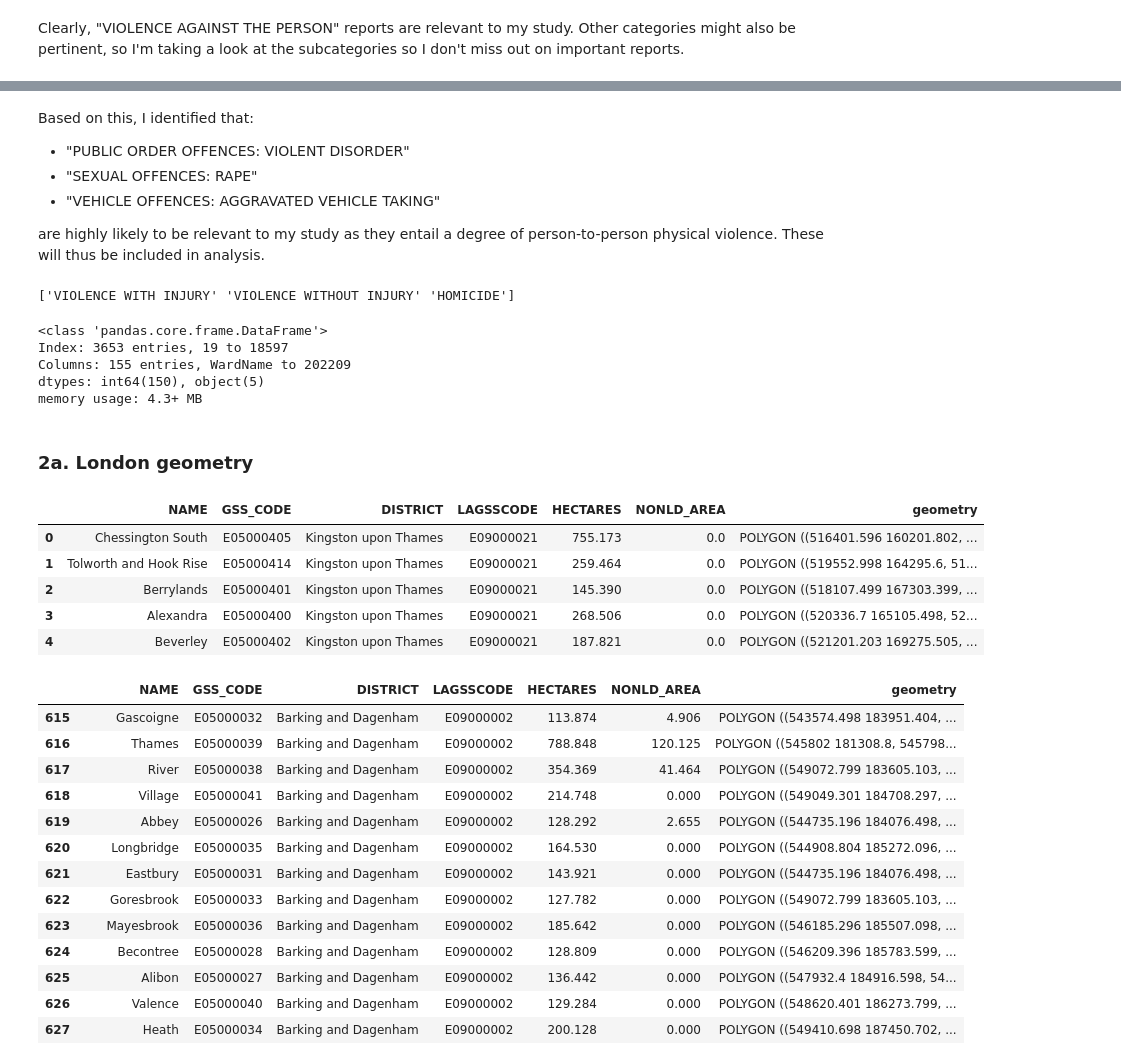
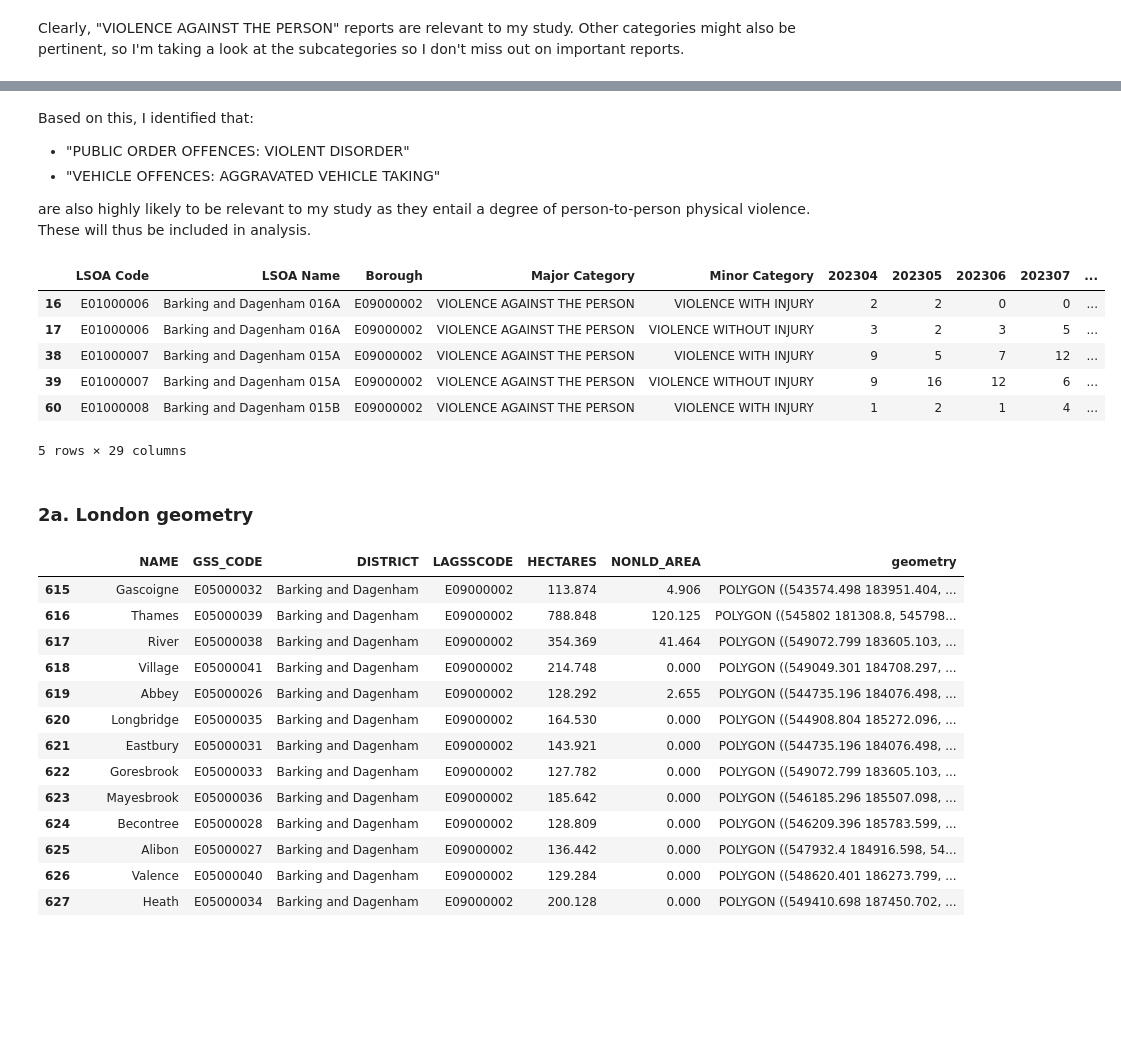
Before and after one commit to jyjylow/casa0006-assessment, a Jupyter notebook: CASA0006_Assessment.ipynb, the cells around one changed output, grey strips where cells are left out. Saved outputs shown, nothing was run; the diff lists cells and outputs as text; code cells hidden in the pictures; blank space fills up the shorter version.

```diff
--- a/CASA0006_Assessment.ipynb
+++ b/CASA0006_Assessment.ipynb
@@ -138,54 +136,36 @@ crime_categories
 # %% [markdown]
 Based on this, I identified that:
 - "PUBLIC ORDER OFFENCES: VIOLENT DISORDER"
-- "SEXUAL OFFENCES: RAPE"
 - "VEHICLE OFFENCES: AGGRAVATED VEHICLE TAKING"
 
-are highly likely to be relevant to my study as they entail a degree of person-to-person physical violence. These will thus be included in analysis.
+are also highly likely to be relevant to my study as they entail a degree of person-to-person physical violence. These will thus be included in analysis.
-# %%
-print(crimedf[crimedf.MajorText == "VIOLENCE AGAINST THE PERSON"].MinorText.unique())
-# %% [output]
-['VIOLENCE WITH INJURY' 'VIOLENCE WITHOUT INJURY' 'HOMICIDE']
 # %%
 # filtering crimedf to relevant rows/cols
 
-# 1. excluding "Aviation Security" borough from my area of study
-crimedf = crimedf[crimedf.LookUp_BoroughName != "Aviation Security (SO18)"]
-
-# 2. filtering dataset to crimes of "VIOLENCE AGAINST THE PERSON" and the subcategories listed above
+# 1. filtering dataset to crimes of "VIOLENCE AGAINST THE PERSON" and the subcategories listed above
 crimedf = crimedf[
-    (crimedf.MajorText == "VIOLENCE AGAINST THE PERSON") |
-    ((crimedf.MajorText == "PUBLIC ORDER OFFENCES") & (crimedf.MinorText == "VIOLENT DISORDER")) |
-    ((crimedf.MajorText == "SEXUAL OFFENCES") & (crimedf.MinorText == "RAPE")) |
-    ((crimedf.MajorText == "VEHICLE OFFENCES") & (crimedf.MinorText == "AGGRAVATED VEHICLE TAKING"))]
+    (crimedf["Major Category"] == "VIOLENCE AGAINST THE PERSON") |
+    ((crimedf["Major Category"] == "PUBLIC ORDER OFFENCES") & (crimedf["Minor Category"] == "VIOLENT DISORDER")) |
+    ((crimedf["Major Category"] == "VEHICLE OFFENCES") & (crimedf["Minor Category"] == "AGGRAVATED VEHICLE TAKING"))]
 # %%
-crimedf.info()
+crimedf.head()
 # %% [output]
+|  | LSOA Code | LSOA Name | Borough | Major Category | Minor Category | 202304 | 202305 | 202306 | 202307 | ... |
+| 16 | E01000006 | Barking and Dagenham 016A | E09000002 | VIOLENCE AGAINST THE PERSON | VIOLENCE WITH INJURY | 2 | 2 | 0 | 0 | ... |
+| 17 | E01000006 | Barking and Dagenham 016A | E09000002 | VIOLENCE AGAINST THE PERSON | VIOLENCE WITHOUT INJURY | 3 | 2 | 3 | 5 | ... |
+| 38 | E01000007 | Barking and Dagenham 015A | E09000002 | VIOLENCE AGAINST THE PERSON | VIOLENCE WITH INJURY | 9 | 5 | 7 | 12 | ... |
+| 39 | E01000007 | Barking and Dagenham 015A | E09000002 | VIOLENCE AGAINST THE PERSON | VIOLENCE WITHOUT INJURY | 9 | 16 | 12 | 6 | ... |
+| 60 | E01000008 | Barking and Dagenham 015B | E09000002 | VIOLENCE AGAINST THE PERSON | VIOLENCE WITH INJURY | 1 | 2 | 1 | 4 | ... |
-<class 'pandas.core.frame.DataFrame'>
-Index: 3653 entries, 19 to 18597
-Columns: 155 entries, WardName to 202209
-dtypes: int64(150), object(5)
-memory usage: 4.3+ MB
+5 rows × 29 columns
 # %% [markdown]
 ### 2a. London geometry
 # %%
-# reading in London ward boundaries
-wardurl = "https://github.com/jyjylow/casa0006-assessment/raw/main/data/London-wards-2018.zip"
-wardresponse = requests.get(wardurl)
-with open("London-wards-2018.zip", "wb") as f:
-    f.write(wardresponse.content)
+# reading in London LSOA boundaries
+lsoa_url = "https://github.com/jyjylow/casa0006-assessment/raw/main/data/LB_LSOA2021_shp.zip"
+lsoa_response = requests.get(lsoa_url)
+with open("LB_LSOA2021_shp.zip", "wb") as f:
+    f.write(lsoa_response.content)
 
 # extracting contents of zipped folder
-with zipfile.ZipFile("London-wards-2018.zip", "r") as zip_ref:
-    zip_ref.extractall("data/ward_shapefiles")
-
-# creating geodataframe from London wards shapefile
-gdf = gpd.read_file("data/ward_shapefiles/London-wards-2018_ESRI/London_Ward_CityMerged.shp")
-gdf.head()
+with zipfile.ZipFile("LB_LSOA2021_shp.zip", "r") as zip_ref:
+    zip_ref.extractall("data/lsoa_shapefiles")
-# %% [output]
-|  | NAME | GSS_CODE | DISTRICT | LAGSSCODE | HECTARES | NONLD_AREA | geometry |
-| 0 | Chessington South | E05000405 | Kingston upon Thames | E09000021 | 755.173 | 0.0 | POLYGON ((516401.596 160201.802, ... |
-| 1 | Tolworth and Hook Rise | E05000414 | Kingston upon Thames | E09000021 | 259.464 | 0.0 | POLYGON ((519552.998 164295.6, 51... |
-| 2 | Berrylands | E05000401 | Kingston upon Thames | E09000021 | 145.390 | 0.0 | POLYGON ((518107.499 167303.399, ... |
-| 3 | Alexandra | E05000400 | Kingston upon Thames | E09000021 | 268.506 | 0.0 | POLYGON ((520336.7 165105.498, 52... |
-| 4 | Beverley | E05000402 | Kingston upon Thames | E09000021 | 187.821 | 0.0 | POLYGON ((521201.203 169275.505, ... |
```
Also changed, not shown: parts of 4 cells of this notebook, 3 other files.
